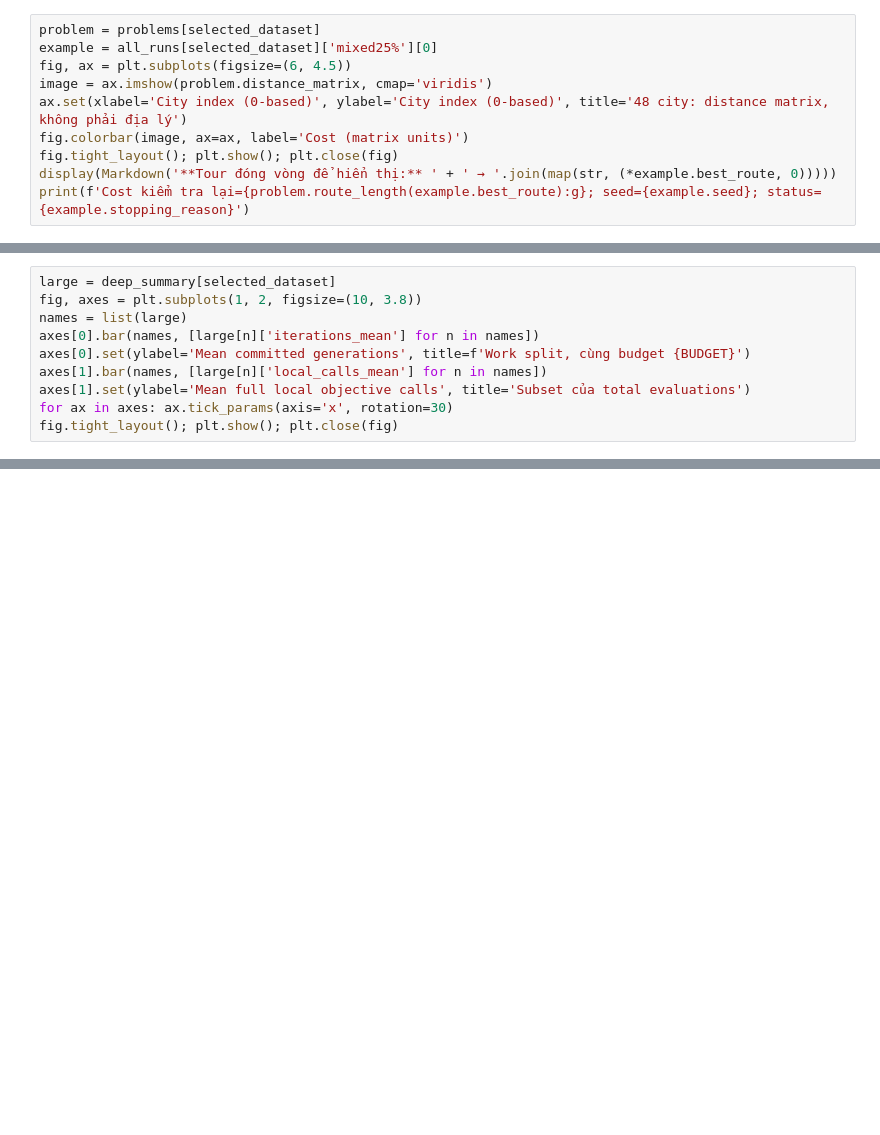
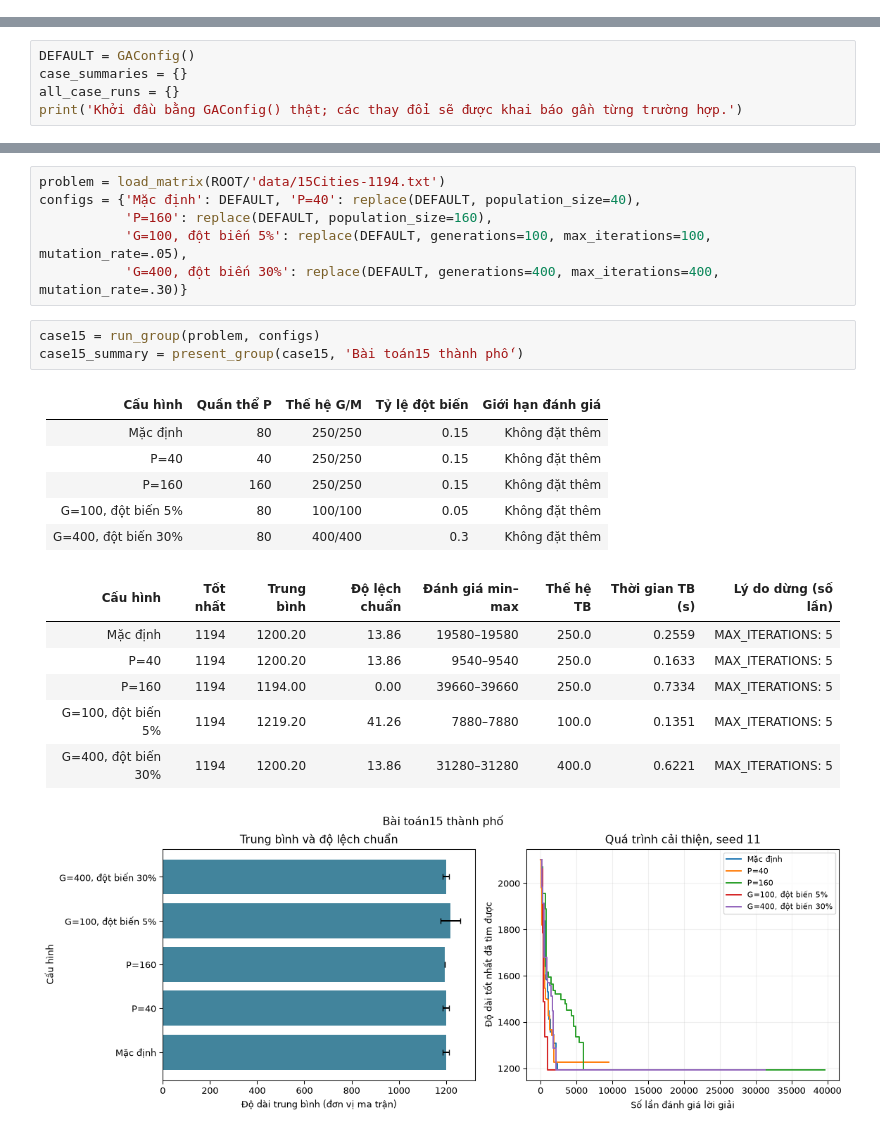
Before and after one commit to datweb07/ga-eho-tsp, a Jupyter notebook: Experiment/Experiment 4.ipynb, the cells around one changed output, grey strips where cells are left out. Cells and saved outputs as stored; diff of their text form; blank space fills up the shorter version.

```diff
--- a/Experiment/Experiment 4.ipynb
+++ b/Experiment/Experiment 4.ipynb
@@ -170,10 +0,0 @@ Route minh họa lấy mixed seed đầu cố định; đóng0 chỉ ở display
-# %%
-problem = problems[selected_dataset]
-example = all_runs[selected_dataset]['mixed25%'][0]
-fig, ax = plt.subplots(figsize=(6, 4.5))
-image = ax.imshow(problem.distance_matrix, cmap='viridis')
-ax.set(xlabel='City index (0-based)', ylabel='City index (0-based)', title='48 city: distance matrix, không phải địa lý')
-fig.colorbar(image, ax=ax, label='Cost (matrix units)')
-fig.tight_layout(); plt.show(); plt.close(fig)
-display(Markdown('**Tour đóng vòng để hiển thị:** ' + ' → '.join(map(str, (*example.best_route, 0)))))
-print(f'Cost kiểm tra lại={problem.route_length(example.best_route):g}; seed={example.seed}; status={example.stopping_reason}')
@@ -189,10 +0,0 @@ Giữ cả trường hợp 2-opt thua control. Partial generation vẫn có arch
-# %%
-large = deep_summary[selected_dataset]
-fig, axes = plt.subplots(1, 2, figsize=(10, 3.8))
-names = list(large)
-axes[0].bar(names, [large[n]['iterations_mean'] for n in names])
-axes[0].set(ylabel='Mean committed generations', title=f'Work split, cùng budget {BUDGET}')
-axes[1].bar(names, [large[n]['local_calls_mean'] for n in names])
-axes[1].set(ylabel='Mean full local objective calls', title='Subset của total evaluations')
-for ax in axes: ax.tick_params(axis='x', rotation=30)
-fig.tight_layout(); plt.show(); plt.close(fig)
@@ -228,0 +181,5 @@ Hoàn thành 120 run; solver time=7.377s; giữ nguyên mọi kết quả âm.
+# %%
+DEFAULT = GAConfig()
+case_summaries = {}
+all_case_runs = {}
+print('Khởi đầu bằng GAConfig() thật; các thay đổi sẽ được khai báo gần từng trường hợp.')
@@ -228,0 +195,25 @@ Hoàn thành 120 run; solver time=7.377s; giữ nguyên mọi kết quả âm.
+# %%
+problem = load_matrix(ROOT/'data/15Cities-1194.txt')
+configs = {'Mặc định': DEFAULT, 'P=40': replace(DEFAULT, population_size=40),
+           'P=160': replace(DEFAULT, population_size=160),
+           'G=100, đột biến 5%': replace(DEFAULT, generations=100, max_iterations=100, mutation_rate=.05),
+           'G=400, đột biến 30%': replace(DEFAULT, generations=400, max_iterations=400, mutation_rate=.30)}
+# %%
+case15 = run_group(problem, configs)
+case15_summary = present_group(case15, 'Bài toán15 thành phố')
+# %% [output]
+| Cấu hình | Quần thể P | Thế hệ G/M | Tỷ lệ đột biến | Giới hạn đánh giá |
+| --- | --- | --- | --- | --- |
+| Mặc định | 80 | 250/250 | 0.15 | Không đặt thêm |
+| P=40 | 40 | 250/250 | 0.15 | Không đặt thêm |
+| P=160 | 160 | 250/250 | 0.15 | Không đặt thêm |
+| G=100, đột biến 5% | 80 | 100/100 | 0.05 | Không đặt thêm |
+| G=400, đột biến 30% | 80 | 400/400 | 0.3 | Không đặt thêm |
+| Cấu hình | Tốt nhất | Trung bình | Độ lệch chuẩn | Đánh giá min–max | Thế hệ TB | Thời gian TB (s) | Lý do dừng (số lần) |
+| --- | --- | --- | --- | --- | --- | --- | --- |
+| Mặc định | 1194 | 1200.20 | 13.86 | 19580–19580 | 250.0 | 0.2559 | MAX_ITERATIONS: 5 |
+| P=40 | 1194 | 1200.20 | 13.86 | 9540–9540 | 250.0 | 0.1633 | MAX_ITERATIONS: 5 |
+| P=160 | 1194 | 1194.00 | 0.00 | 39660–39660 | 250.0 | 0.7334 | MAX_ITERATIONS: 5 |
+| G=100, đột biến 5% | 1194 | 1219.20 | 41.26 | 7880–7880 | 100.0 | 0.1351 | MAX_ITERATIONS: 5 |
+| G=400, đột biến 30% | 1194 | 1200.20 | 13.86 | 31280–31280 | 400.0 | 0.6221 | MAX_ITERATIONS: 5 |
+[figure, added]
```
Also changed, not shown: parts of 54 cells of this notebook, 2 other files.
